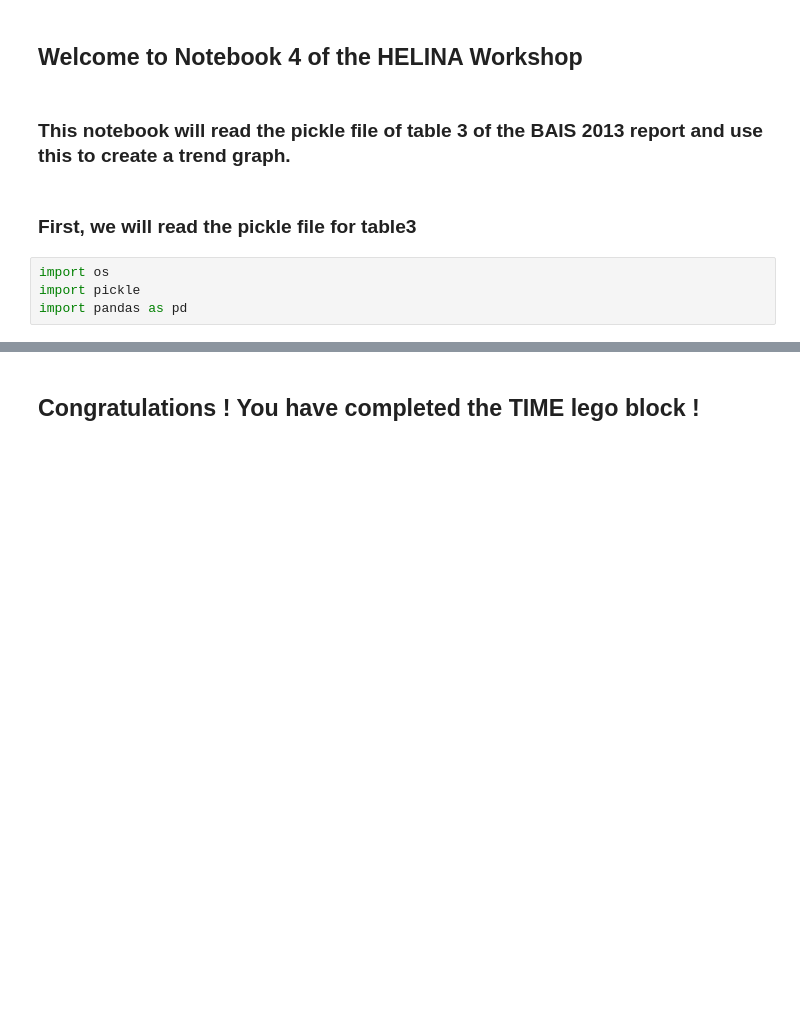
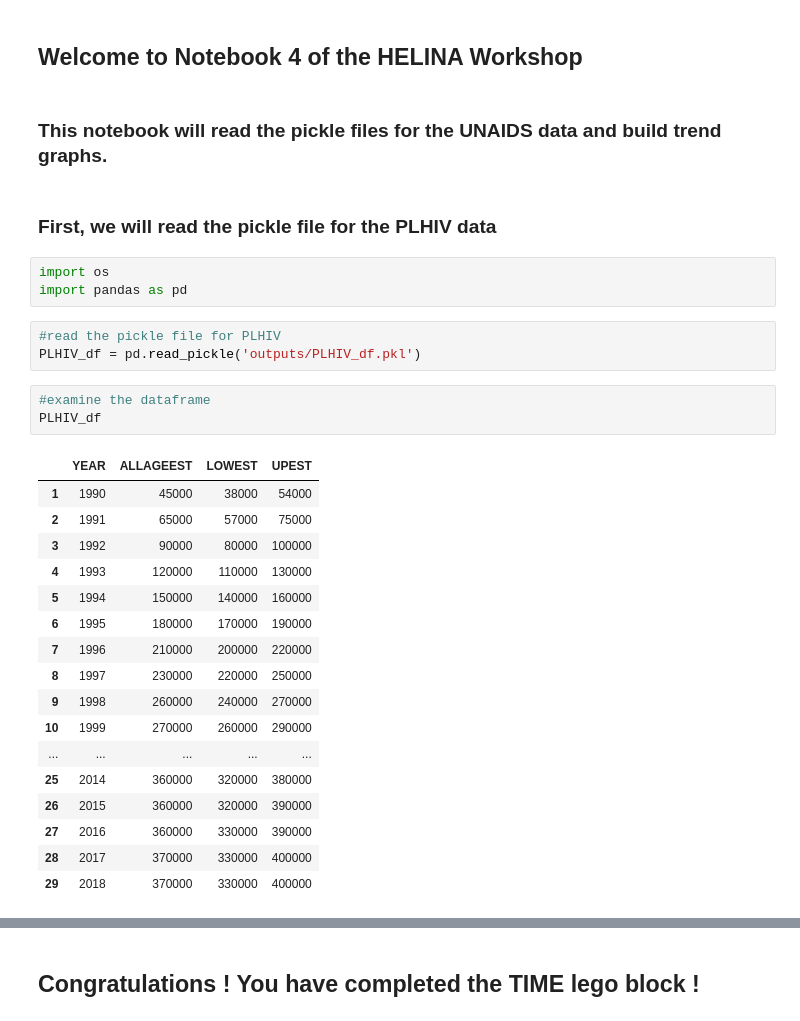
Before and after one commit to PHI-Case-Studies/2019-HIV-Prevalence-Botswana, a Jupyter notebook: HELINA-Workshop-2019-notebook-4.ipynb, the cells around one changed output, grey strips where cells are left out. Saved outputs shown, nothing was run; the diff lists cells and outputs as text; blank space fills up the shorter version.

```diff
--- a/HELINA-Workshop-2019-notebook-4.ipynb
+++ b/HELINA-Workshop-2019-notebook-4.ipynb
@@ -5,10 +5,33 @@ style_notebook()
 # %% [markdown]
 ## Welcome to Notebook 4 of the HELINA Workshop
 # %% [markdown]
-### This notebook will read the pickle file of table 3 of the BAIS 2013 report and use this to create a trend graph.
+### This notebook will read the pickle files for the UNAIDS data and build trend graphs.
 # %% [markdown]
-### First, we will read the pickle file for table3
+### First, we will read the pickle file for the PLHIV data
 # %%
 import os
-import pickle
 import pandas as pd
+# %%
+#read the pickle file for PLHIV
+PLHIV_df = pd.read_pickle('outputs/PLHIV_df.pkl')
+# %%
+#examine the dataframe
+PLHIV_df
+# %% [output]
+|  | YEAR | ALLAGEEST | LOWEST | UPEST |
+| 1 | 1990 | 45000 | 38000 | 54000 |
+| 2 | 1991 | 65000 | 57000 | 75000 |
+| 3 | 1992 | 90000 | 80000 | 100000 |
+| 4 | 1993 | 120000 | 110000 | 130000 |
+| 5 | 1994 | 150000 | 140000 | 160000 |
+| 6 | 1995 | 180000 | 170000 | 190000 |
+| 7 | 1996 | 210000 | 200000 | 220000 |
+| 8 | 1997 | 230000 | 220000 | 250000 |
+| 9 | 1998 | 260000 | 240000 | 270000 |
+| 10 | 1999 | 270000 | 260000 | 290000 |
+| ... | ... | ... | ... | ... |
+| 25 | 2014 | 360000 | 320000 | 380000 |
+| 26 | 2015 | 360000 | 320000 | 390000 |
+| 27 | 2016 | 360000 | 330000 | 390000 |
+| 28 | 2017 | 370000 | 330000 | 400000 |
+| 29 | 2018 | 370000 | 330000 | 400000 |
```
Also changed, not shown: parts of 19 cells of this notebook.
